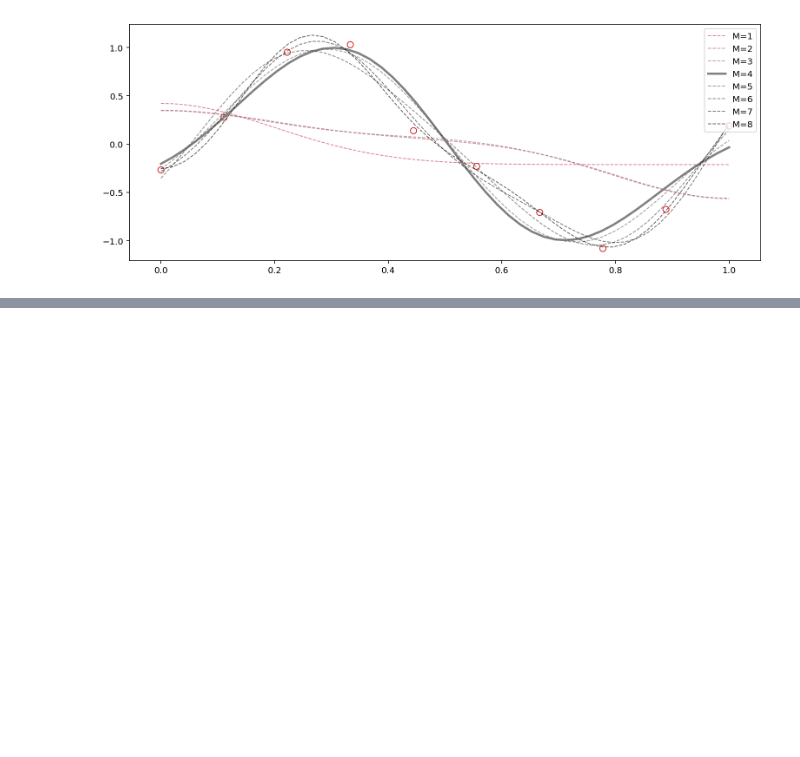
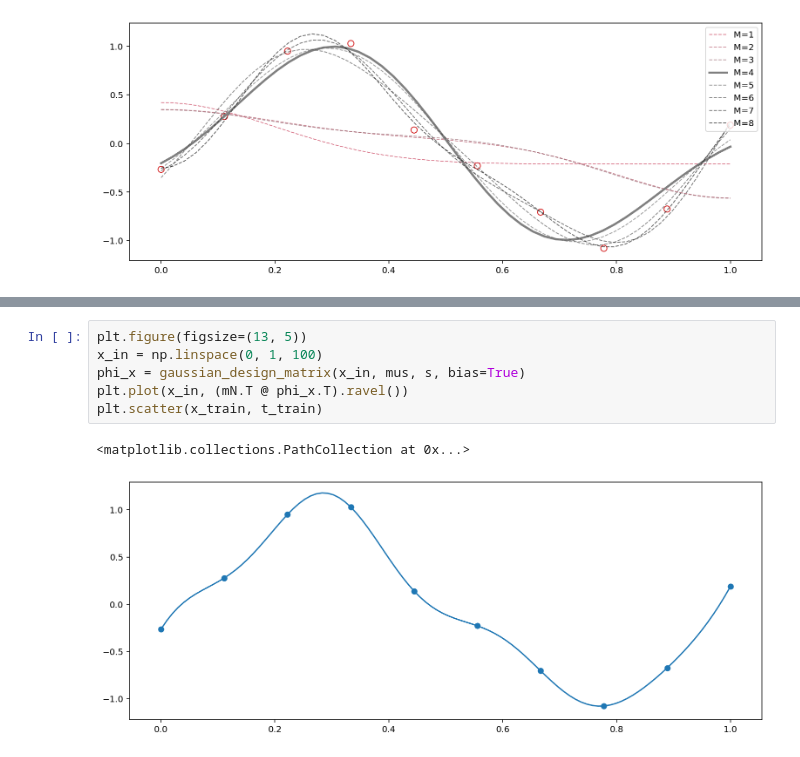
Before and after one commit to gerdm/prml, a Jupyter notebook: chapter3/evidence-approximation.ipynb, the cells around one changed output, grey strips where cells are left out. Saved outputs shown, nothing was run; the diff lists cells and outputs as text; blank space fills up the shorter version.

```diff
--- a/chapter3/evidence-approximation.ipynb
+++ b/chapter3/evidence-approximation.ipynb
@@ -200,0 +263,9 @@ $$
+# %%
+plt.figure(figsize=(13, 5))
+x_in = np.linspace(0, 1, 100)
+phi_x = gaussian_design_matrix(x_in, mus, s, bias=True)
+plt.plot(x_in, (mN.T @ phi_x.T).ravel())
+plt.scatter(x_train, t_train)
+# %% [output]
+<matplotlib.collections.PathCollection at 0x...>
+[figure, added]
```
Also changed, not shown: parts of 11 cells of this notebook.
